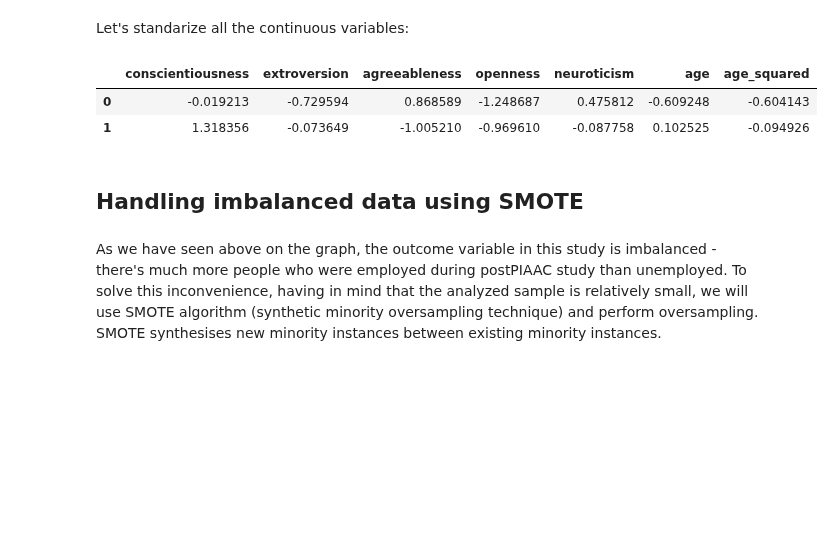
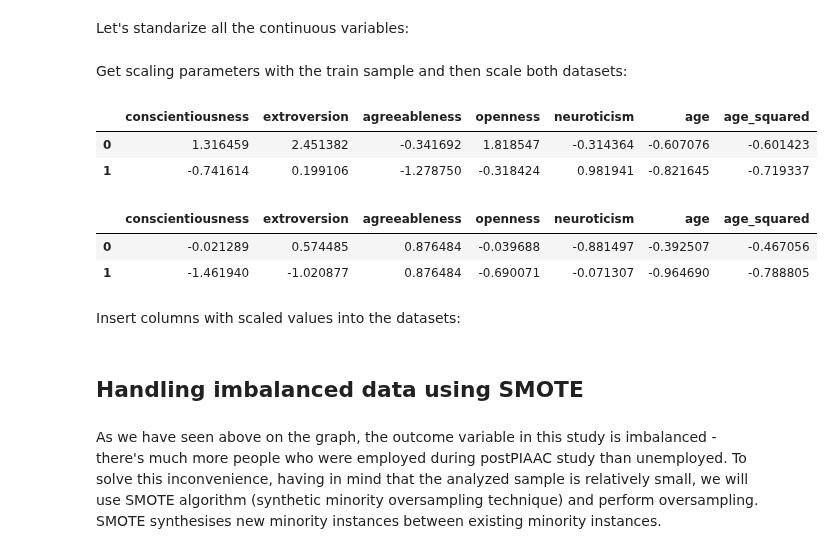
Before and after one commit to nataliagraczyk/bigfive-project, a Jupyter notebook: main.ipynb, the cells around one changed output. Drawn from its saved outputs; the diff is of its cells as text; code cells hidden in the pictures; blank space fills up the shorter version.

Commit message:
Add train-test split Adjust feature scaling

```diff
--- a/main.ipynb
+++ b/main.ipynb
@@ -478,0 +486,18 @@ Number of duplicates in the given sample: 0
+# %%
+split=StratifiedShuffleSplit(n_splits=1,test_size=0.2,random_state=42)
+
+for train_index, test_index in split.split(data, data["education"]):
+    train_set = data.iloc[train_index]
+    test_set = data.iloc[test_index]
+
+print(f"Number of observations in the training set: {train_set.shape[0]}")
+print(f"""
+Percentage of observations from each category for the education variable in the training set:
+{train_set.education.value_counts()/train_set.shape[0]}
+""")
+
+print(f"Number of observations in the test set: {test_set.shape[0]}")
+print(f"""
+Percentage of observations from each category for the education variable in the test set:
+{test_set.education.value_counts()/test_set.shape[0]}
+""")
@@ -501,6 +528,17 @@ standarized_df = pd.DataFrame(standarized_data, columns = data_num.columns)
+# %%
+train_numcols = train_set[train_set.columns[:7]]
+test_numcols = test_set[test_set.columns[:7]]
+# %% [markdown]
+Get scaling parameters with the train sample and then scale both datasets:
+# %%
+scale=StandardScaler()
+scale.fit(train_numcols)
+
+df_train_scaled = pd.DataFrame(scale.transform(train_numcols), columns = train_numcols.columns)
+df_test_scaled = pd.DataFrame(scale.transform(test_numcols), columns = test_numcols.columns)
 # %%
-standarized_df.head(2)
+df_train_scaled.head(2)
 # %% [output]
 |  | conscientiousness | extroversion | agreeableness | openness | neuroticism | age | age_squared |
-| 0 | -0.019213 | -0.729594 | 0.868589 | -1.248687 | 0.475812 | -0.609248 | -0.604143 |
-| 1 | 1.318356 | -0.073649 | -1.005210 | -0.969610 | -0.087758 | 0.102525 | -0.094926 |
+| 0 | 1.316459 | 2.451382 | -0.341692 | 1.818547 | -0.314364 | -0.607076 | -0.601423 |
+| 1 | -0.741614 | 0.199106 | -1.278750 | -0.318424 | 0.981941 | -0.821645 | -0.719337 |
@@ -509,0 +545,8 @@ for col in cont_cols:
+# %%
+df_test_scaled.head(2)
+# %% [output]
+|  | conscientiousness | extroversion | agreeableness | openness | neuroticism | age | age_squared |
+| 0 | -0.021289 | 0.574485 | 0.876484 | -0.039688 | -0.881497 | -0.392507 | -0.467056 |
+| 1 | -1.461940 | -1.020877 | 0.876484 | -0.690071 | -0.071307 | -0.964690 | -0.788805 |
+# %% [markdown]
+Insert columns with scaled values into the datasets:
```
Also changed, not shown: parts of 15 cells of this notebook.
